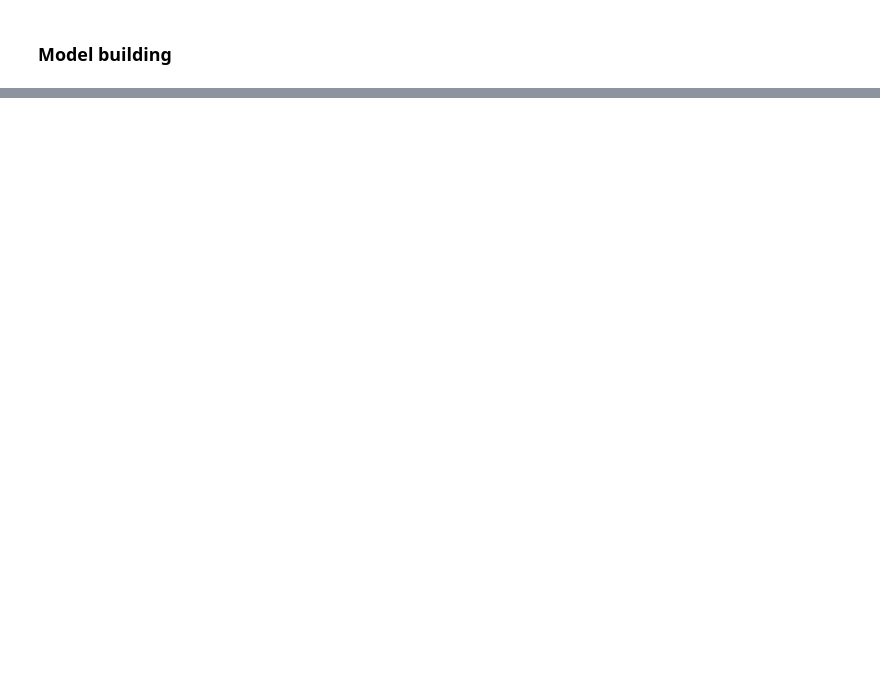
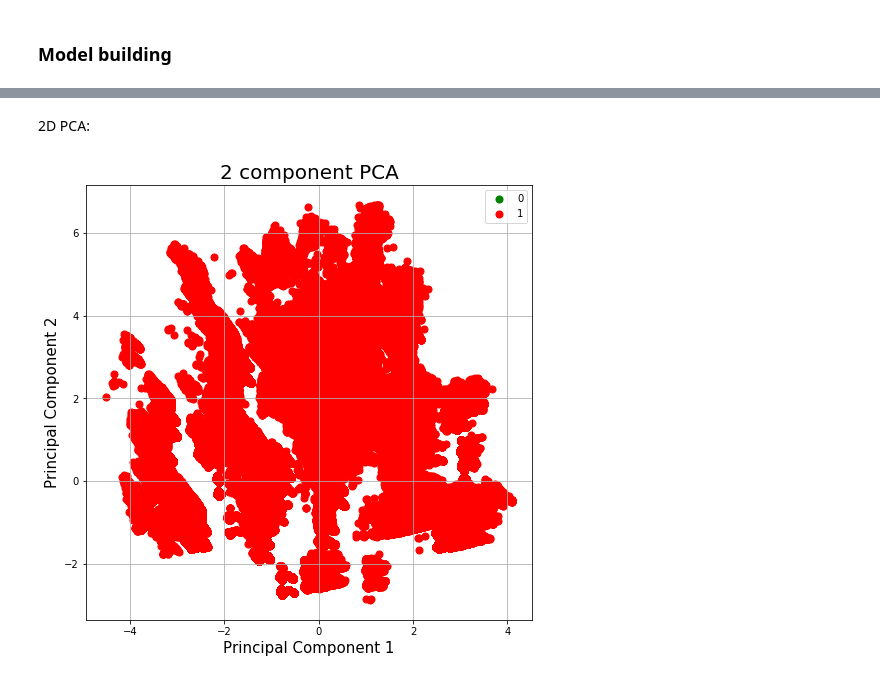
Before and after one commit to UVA-DSI-2019-Capstones/UVACyber, a Jupyter notebook: karan/day03.ipynb, the cells around one changed output, grey strips where cells are left out. Saved outputs shown, nothing was run; the diff lists cells and outputs as text; code cells hidden in the pictures; blank space fills up the shorter version.

```diff
--- a/karan/day03.ipynb
+++ b/karan/day03.ipynb
@@ -130,0 +156,33 @@ isolation_scores = clf.fit_predict(data)
+# %%
+# one hot encoding and scaling data for PCA
+categorical = data.columns[data.dtypes == 'category'].values
+numeric = data.columns[data.dtypes != 'category'].values
+data_for_dim_red = pd.get_dummies(data[categorical]).merge(data[numeric], left_index = True, right_index = True)
+data_for_dim_red = StandardScaler().fit_transform(data_for_dim_red)
+# %% [markdown]
+2D PCA:
+# %%
+# PCA for 2 components
+pca = PCA(n_components = 2)
+principalComponents = pca.fit_transform(data_for_dim_red)
+principalComponents = pd.DataFrame(data = principalComponents, columns = ['PC1', 'PC2'])
+principalComponents['Predictions'] = predictions
+
+# plotting the components
+fig = plt.figure(figsize = (8,8))
+ax = fig.add_subplot(1,1,1)
+ax.set_xlabel('Principal Component 1', fontsize = 15)
+ax.set_ylabel('Principal Component 2', fontsize = 15)
+ax.set_title('2 component PCA', fontsize = 20)
+targets = [0, 1]
+colors = ['g', 'r']
+for target, color in zip(targets,colors):
+    indicesToKeep = principalComponents['Predictions'] == target
+    ax.scatter(principalComponents.loc[indicesToKeep, 'PC1']
+               , principalComponents.loc[indicesToKeep, 'PC2']
+               , c = color
+               , s = 50)
+ax.legend(targets)
+ax.grid()
+# %% [output]
+[figure, added]
```
Also changed, not shown: parts of 15 cells of this notebook.
